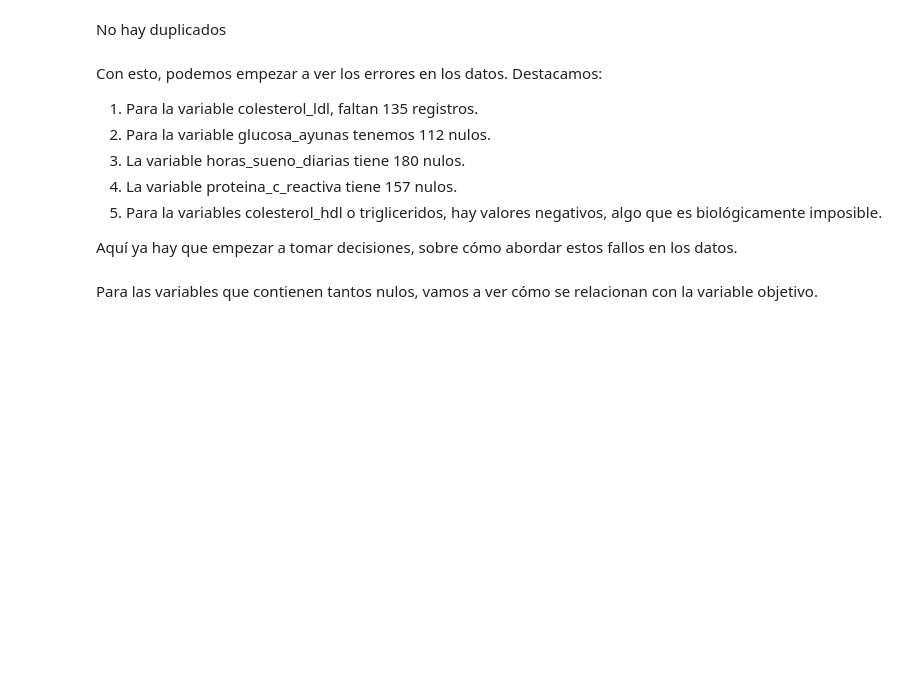
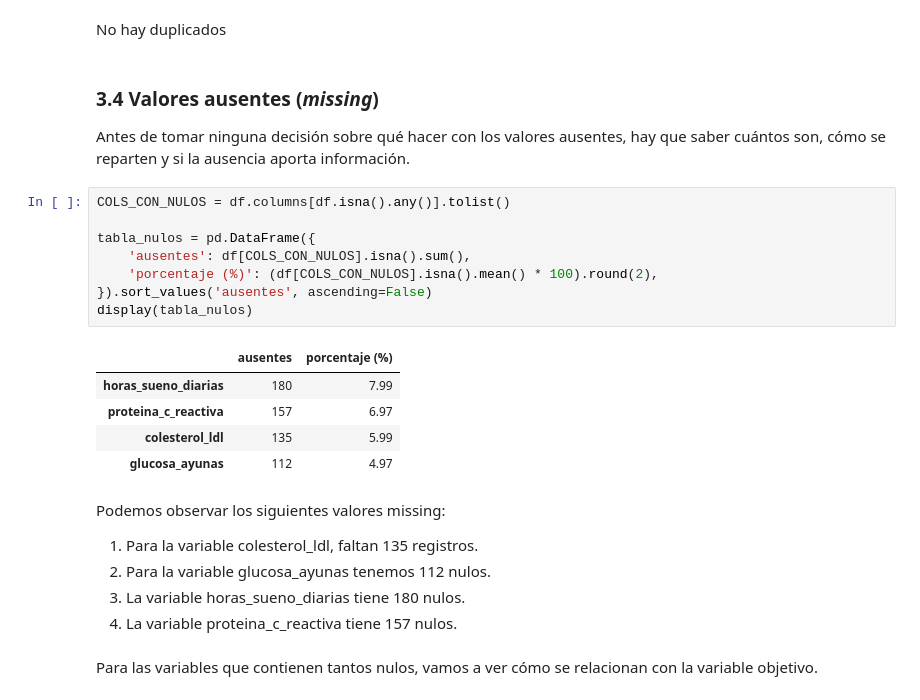
Before and after one commit to csm8-um/MasterIA-ML01, a Jupyter notebook: notebooks/Tarea1_ML.ipynb, the cells around one changed output. Drawn from its saved outputs; the diff is of its cells as text; blank space fills up the shorter version.

```diff
--- a/notebooks/Tarea1_ML.ipynb
+++ b/notebooks/Tarea1_ML.ipynb
@@ -295,16 +295,31 @@ print('Filas duplicadas:', df.duplicated().sum())
 Filas duplicadas: 0
 # %% [markdown]
 No hay duplicados
+# %% [markdown]
+### 3.4 Valores ausentes (*missing*)
+
+Antes de tomar ninguna decisión sobre qué hacer con los valores ausentes, hay que saber cuántos son, cómo se reparten y si la ausencia aporta información.
+# %%
+COLS_CON_NULOS = df.columns[df.isna().any()].tolist()
+
+tabla_nulos = pd.DataFrame({
+    'ausentes': df[COLS_CON_NULOS].isna().sum(),
+    'porcentaje (%)': (df[COLS_CON_NULOS].isna().mean() * 100).round(2),
+}).sort_values('ausentes', ascending=False)
+display(tabla_nulos)
+# %% [output]
+|  | ausentes | porcentaje (%) |
+| horas_sueno_diarias | 180 | 7.99 |
+| proteina_c_reactiva | 157 | 6.97 |
+| colesterol_ldl | 135 | 5.99 |
+| glucosa_ayunas | 112 | 4.97 |
 # %% [markdown]
-Con esto, podemos empezar a ver los errores en los datos. Destacamos:
+Podemos observar los siguientes valores missing:
 
 1. Para la variable colesterol_ldl, faltan 135 registros.
 2. Para la variable glucosa_ayunas tenemos 112 nulos.
 3. La variable horas_sueno_diarias tiene 180 nulos.
 4. La variable proteina_c_reactiva tiene 157 nulos.
-5. Para la variables colesterol_hdl o trigliceridos, hay valores negativos, algo que es biológicamente imposible.
-
-Aquí ya hay que empezar a tomar decisiones, sobre cómo abordar estos fallos en los datos.
 # %% [markdown]
 Para las variables que contienen tantos nulos, vamos a ver cómo se relacionan con la variable objetivo.
 # %%
```
Also changed, not shown: parts of 7 cells of this notebook, 1 other file.
